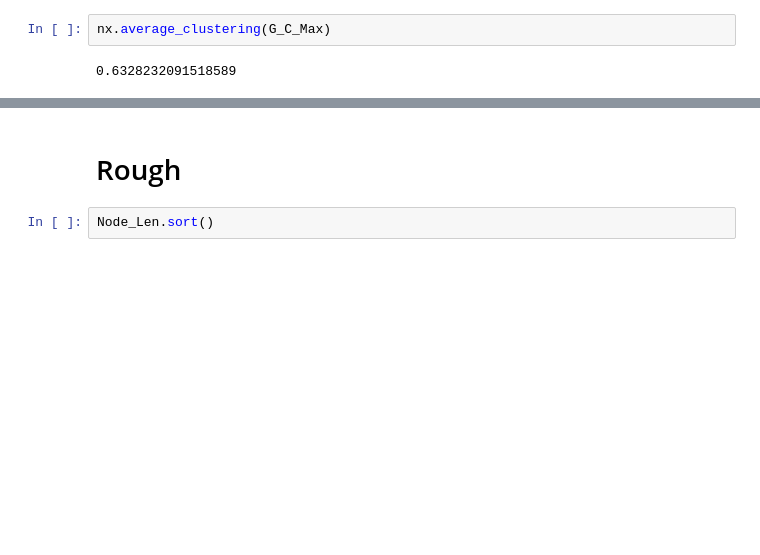
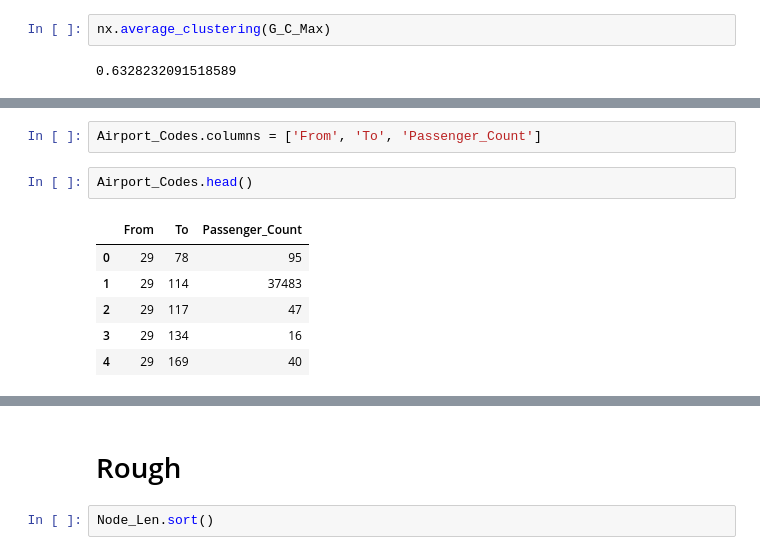
Before and after one commit to mohity5/Practice_NetworkAnalysis_Airports, a Jupyter notebook: Networks_Basics.ipynb, the cells around one changed output, grey strips where cells are left out. Saved outputs shown, nothing was run; the diff lists cells and outputs as text; blank space fills up the shorter version.

```diff
--- a/Networks_Basics.ipynb
+++ b/Networks_Basics.ipynb
@@ -122,0 +142,11 @@ nx.average_clustering(G_C_Max)
+# %%
+Airport_Codes.columns = ['From', 'To', 'Passenger_Count']
+# %%
+Airport_Codes.head()
+# %% [output]
+|  | From | To | Passenger_Count |
+| 0 | 29 | 78 | 95 |
+| 1 | 29 | 114 | 37483 |
+| 2 | 29 | 117 | 47 |
+| 3 | 29 | 134 | 16 |
+| 4 | 29 | 169 | 40 |
```
Also changed, not shown: parts of 15 cells of this notebook.
